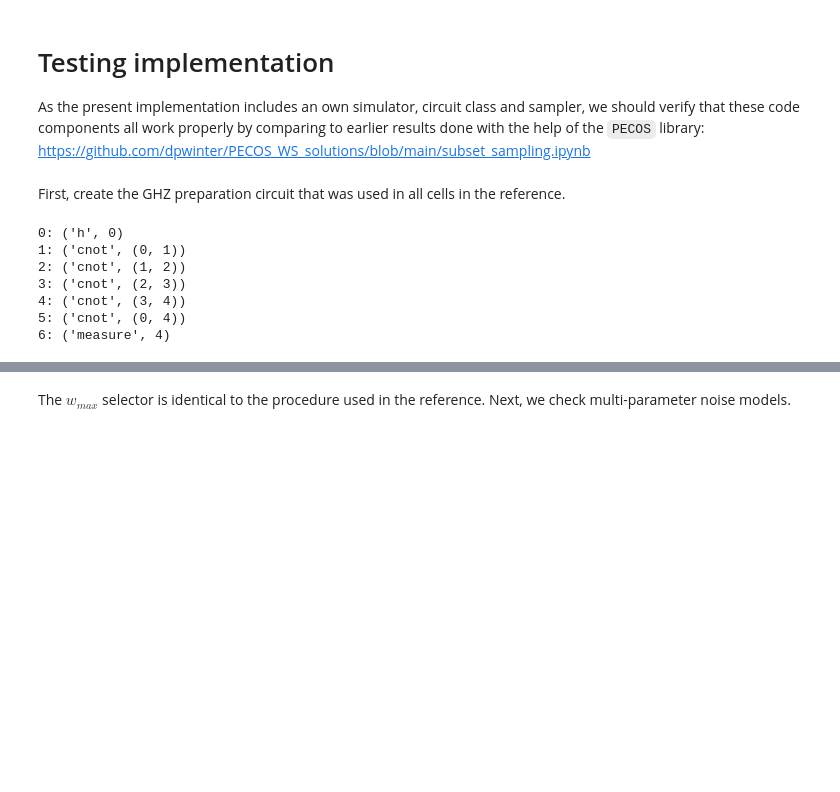
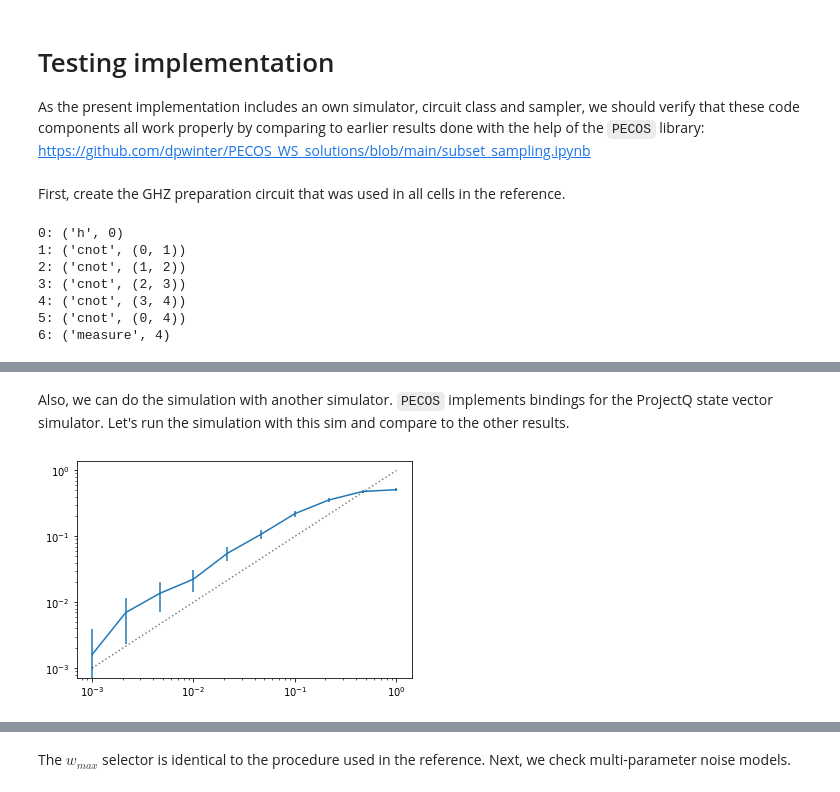
Before and after one commit to dpwinter/failure_rate_samplers, a Jupyter notebook: test.ipynb, the cells around one changed output, grey strips where cells are left out. Drawn from its saved outputs; the diff is of its cells as text; code cells hidden in the pictures; blank space fills up the shorter version.

```diff
--- a/test.ipynb
+++ b/test.ipynb
@@ -60,0 +120,68 @@ This looks like we are getting the threshold at the same position, but the logic
+# %% [markdown]
+Also, we can do the simulation with another simulator. `PECOS` implements bindings for the ProjectQ state vector simulator. Let's run the simulation with this sim and compare to the other results.
+# %%
+ghz = Circuit([])
+ghz.append(('H', 0))
+ghz.append(('CNOT', (0,1)))
+ghz.append(('CNOT', (1,2)))
+ghz.append(('CNOT', (2,3)))
+ghz.append(('CNOT', (3,4)))
+ghz.append(('CNOT', (0,4)))
+ghz.append(('measure Z', 4))
+
+class DirectSamplerDiagnostic(sampler.DirectSampler):
+
+    # We need to redefine how to run a circuit, since the PECOS circuit
+    # is slightly differently defined.
+    def run_circuit(self, sim, circuit, err_circuit):
+        msmts = []
+        for tick_idx, tick in enumerate(circuit):
+            if type(tick) == list:
+                for sub_tick in tick:
+                    res = sim.run_gate(sub_tick[0], {sub_tick[1]})
+                    if res:
+                        msmts.append((tick_idx,res))
+            elif type(tick) == tuple:
+                res = sim.run_gate(tick[0], {tick[1]})
+                if res:
+                    msmts.append((tick_idx,res))
+
+            if err_circuit:
+                err_tick = err_circuit[tick_idx]
+                if err_tick:
+                    if type(err_tick) == list:
+                        for sub_err_tick in err_tick:
+                            sim.run_gate(sub_err_tick[0], {sub_err_tick[1]})
+                    elif type(err_tick) == tuple:
+                        sim.run_gate(err_tick[0], {err_tick[1]})
+        return msmts
+
+    # Also, we need to adjust run and _sample to accept sim argument
+    def run(self, n_samples=100, var=calc.Wilson_var, sim=pc.simulators.SparseSim):
+        fail_cnts = np.zeros((self.p_phys_mat.shape[0]))
+
+        for i, p_phys in enumerate(self.p_phys_mat):
+            for _ in range(n_samples):
+                msmt = self._sample(self.err_gen, p_phys, sim)
+                fail_cnts[i] += self._check_logical_failure(msmt)
+
+        p_L = fail_cnts / n_samples
+        std = np.sqrt( var(p_L, n_samples) )
+        return p_L, std
+
+
+    def _sample(self, err_gen=None, p_phys=None, sim=None):
+        sim = sim(self.n_qubits) # Flexible sim
+        err_circ = None if err_gen==None else err_gen.generate(self.partitions, p_phys)
+        msmt = self.run_circuit(sim, self.circuit, err_circ)
+        return msmt
+
+ds = DirectSamplerDiagnostic(ghz, err_dict)
+p_L_stvec, std_stvec = ds.run(n_samples=n_samples, var=calc.Wilson_var, sim=pc.simulators.ProjectQSim)
+
+plt.errorbar(p_phys, p_L_stvec, yerr=std_stvec,);
+plt.xscale('log')
+plt.yscale('log')
+plt.plot(p_phys, p_phys, 'k:', alpha=0.5);
+# %% [output]
+[figure, added]
```
Also changed, not shown: parts of 26 cells of this notebook, 3 other files.
